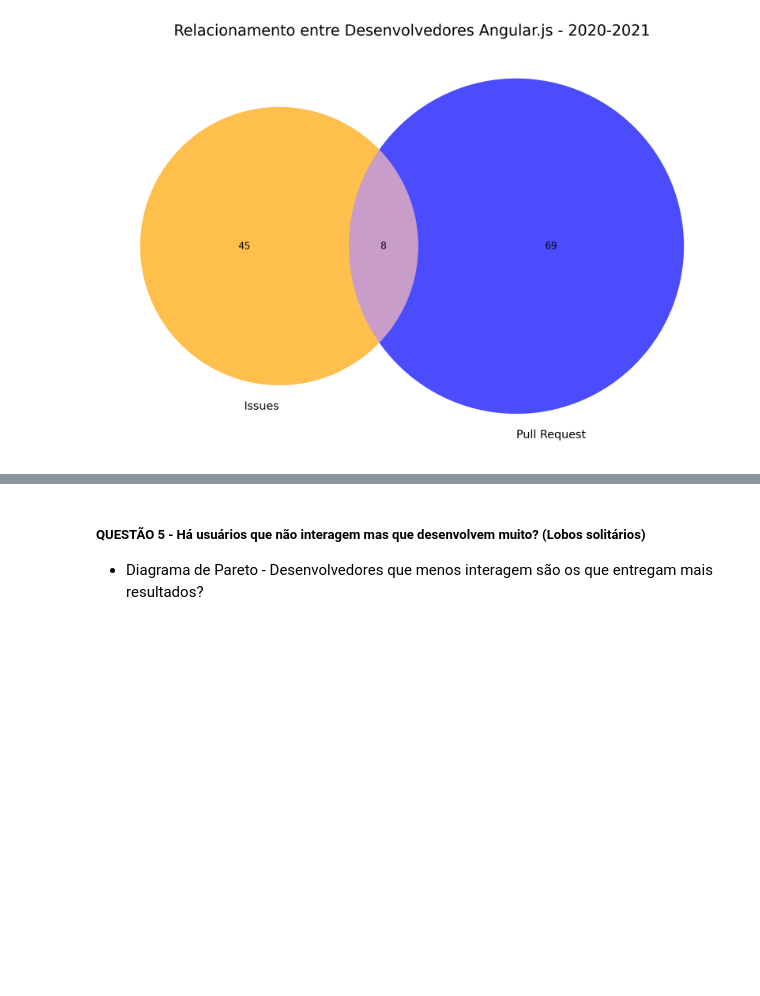
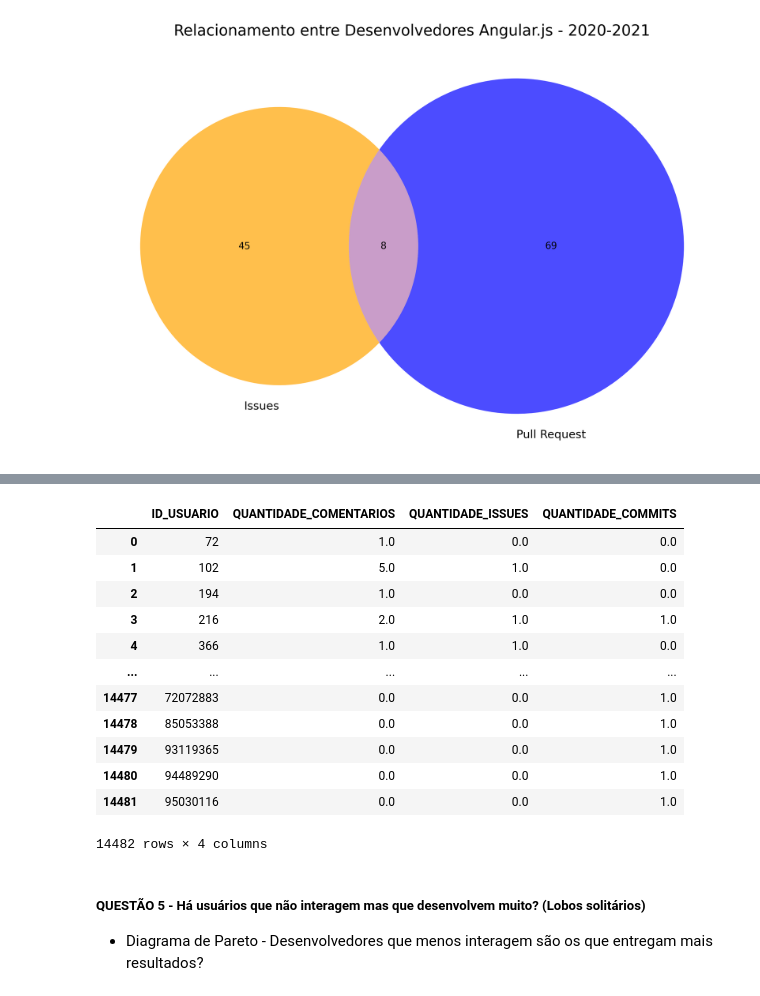
Before and after one commit to pedrorodriguesarantes/IniciacaoCientifica, a Jupyter notebook: Fase 3 - Sintese.ipynb, the cells around one changed output, grey strips where cells are left out. Cells and saved outputs as stored; diff of their text form; code cells hidden in the pictures; blank space fills up the shorter version.

Commit message:
[ANALISE / MINING] Métricas Usuário Angular.js

```diff
--- a/Fase 3 - Sintese.ipynb
+++ b/Fase 3 - Sintese.ipynb
@@ -346,3 +355,9 @@ pd.DataFrame(dataframe_consistencia_rede).to_csv('Dados Finais/AngularJS - Metri
 
 - N usuários mais ativos no repositório (Atividade de Desenvolvimento e Atividade de Interações)
 - Usuários mais ativos em interações são os mais ativos no desenvolvimento? Se não lobo solitario ou velha falante
+# %%
+import pandas as pd
+
+dataframe_comentarios = pd.read_csv('Dados Finais/AngularJS - Comentarios.csv', sep = ';')
+dataframe_issues = pd.read_excel('Dados Finais/AngularJS - Issues.xlsx')
+dataframe_commits = pd.read_csv('Dados Finais/AngularJS - Commits.csv', sep = ';')
@@ -348,0 +424,14 @@ pd.DataFrame(dataframe_consistencia_rede).to_csv('Dados Finais/AngularJS - Metri
+# %%
+lista_commit = dataframe_commits.groupby(by = 'ID_AUTOR')['ID_COMMIT'].count()
+lista_usuarios_commit = list()
+
+for linha in lista_commit.items():
+    id_usuario = linha[0]
+    quantidade_commits = linha[1]
+
+    lista_usuarios_commit.append({
+        'ID_USUARIO': id_usuario,
+        'QUANTIDADE_COMMITS': quantidade_commits,
+    })
+
+lista_usuarios_commit = pd.DataFrame(lista_usuarios_commit)
@@ -348,0 +454,38 @@ pd.DataFrame(dataframe_consistencia_rede).to_csv('Dados Finais/AngularJS - Metri
+# %%
+lista_atividade = lista_usuarios_comentario.merge(
+    lista_usuarios_issue,
+    how = 'outer',
+    on = 'ID_USUARIO'
+).merge(
+    lista_usuarios_commit,
+    how = 'outer',
+    on = 'ID_USUARIO'
+)
+# %%
+import numpy as np
+from sklearn.preprocessing import MinMaxScaler
+
+lista_atividade = lista_atividade.replace(np.nan, 0)
+
+scaler = MinMaxScaler()
+scaler.fit(lista_atividade)
+scaled = scaler.fit_transform(lista_atividade)
+
+lista_atividade_normalizada = pd.DataFrame(scaled, columns = lista_atividade.columns)
+lista_atividade_normalizada['ID_USUARIO'] = lista_atividade['ID_USUARIO']
+# %%
+lista_atividade
+# %% [output]
+|  | ID_USUARIO | QUANTIDADE_COMENTARIOS | QUANTIDADE_ISSUES | QUANTIDADE_COMMITS |
+| 0 | 72 | 1.0 | 0.0 | 0.0 |
+| 1 | 102 | 5.0 | 1.0 | 0.0 |
+| 2 | 194 | 1.0 | 0.0 | 0.0 |
+| 3 | 216 | 2.0 | 1.0 | 1.0 |
+| 4 | 366 | 1.0 | 1.0 | 0.0 |
+| ... | ... | ... | ... | ... |
+| 14477 | 72072883 | 0.0 | 0.0 | 1.0 |
+| 14478 | 85053388 | 0.0 | 0.0 | 1.0 |
+| 14479 | 93119365 | 0.0 | 0.0 | 1.0 |
+| 14480 | 94489290 | 0.0 | 0.0 | 1.0 |
+| 14481 | 95030116 | 0.0 | 0.0 | 1.0 |
+14482 rows × 4 columns
```
Also changed, not shown: parts of 16 cells of this notebook, 5 other files.
